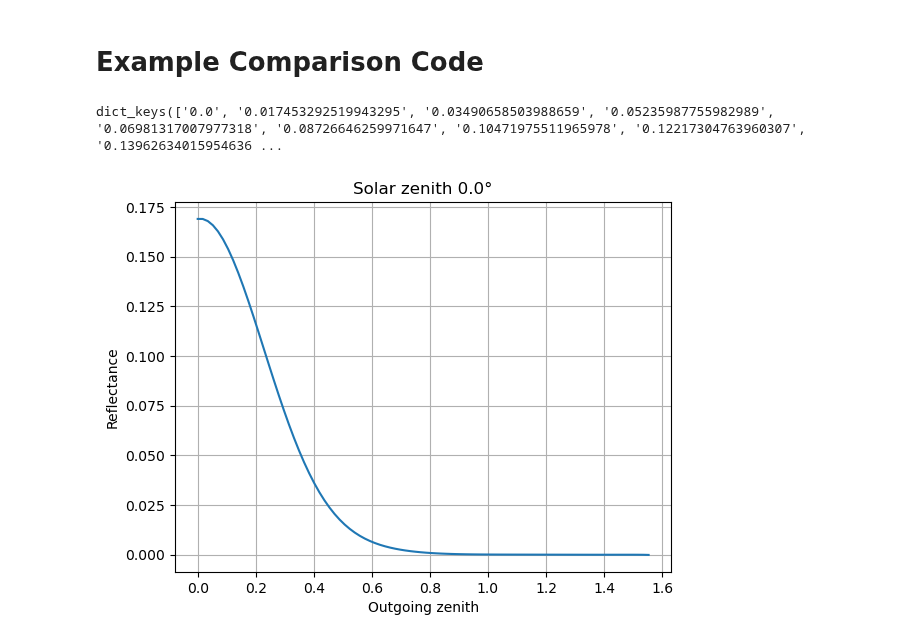
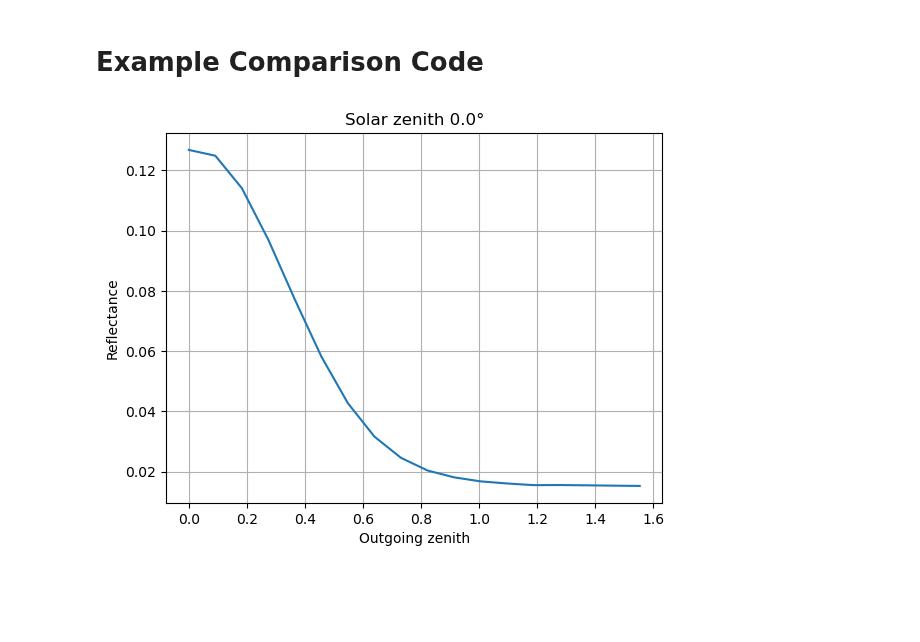
Before and after one commit to PolyRocketMatt/eradiate, a Jupyter notebook: notebooks/mitsuba_6s_comp.ipynb, the cells around one changed output. Drawn from its saved outputs; the diff is of its cells as text; code cells hidden in the pictures; blank space fills up the shorter version.

```diff
--- a/notebooks/mitsuba_6s_comp.ipynb
+++ b/notebooks/mitsuba_6s_comp.ipynb
@@ -26,42 +26,66 @@ def sph_to_eucl(theta, phi):
     sp, cp = dr.sincos(phi)
     return mi.Vector3f(cp * st, sp * st, ct)
 # %%
-wind_speed = 5
+wind_speeds = 10
 wind_azimuth = 0
+
 data_file = f'data/data_{wind_speed}ms.json'
 data = None
 
 # Load data
 with open(data_file, 'r') as f:
     data = json.load(f)
 
 '''
 Data is stored in the following way:
 {
     "solar_zenith_1": {
         "outgoing_zenith_1": "reflectance",
         "outgoing_zenith_2": "reflectance",
         ...
     },
 }
 '''
 
-print(data.keys())
-
 # Example visual of solar zenith 0.0 with view zenith 0.0
 example_solar_zenith = 0.0
 
 example_data = data[str(example_solar_zenith)]
 example_outgoing_zeniths = list(map(float, example_data.keys()))
-example_outgoing_reflectances = list(map(float, example_data.values()))
+#example_outgoing_reflectances = list(map(float, example_data.values()))
+
+example_foams = []
+example_glints = []
+example_waters = []
+example_totals = []
+example_foam_percents = []
+example_glint_percents = []
+example_water_percents = []
+
+for zenith in example_outgoing_zeniths:
+    zenith_key = str(zenith)
+    foam = example_data[zenith_key]['foam']
+    glint = example_data[zenith_key]['glint']
+    water = example_data[zenith_key]['water']
+    total = example_data[zenith_key]['total']
+    foam_percent = foam / total
+    glint_percent = glint / total
+    water_percent = water / total
+
+    example_foams.append(foam)
+    example_glints.append(glint)
+    example_waters.append(water)
+    example_totals.append(total)
+    example_foam_percents.append(foam_percent)
+    example_glint_percents.append(glint_percent)
+    example_water_percents.append(water_percent)
 
 # Create a plot
 fig, ax = plt.subplots()
-im = ax.plot(example_outgoing_zeniths, example_outgoing_reflectances)
+im = ax.plot(example_outgoing_zeniths, example_totals)
 ax.set(xlabel='Outgoing zenith', ylabel='Reflectance',
          title=f'Solar zenith {round(np.rad2deg(example_solar_zenith), 2)}°')
 ax.grid()
 plt.show()
 # %% [output]
-dict_keys(['0.0', '0.017453292519943295', '0.03490658503988659', '0.05235987755982989', '0.06981317007977318', '0.08726646259971647', '0.10471975511965978', '0.12217304763960307', '0.13962634015954636 ...
-[figure, old version]
+[figure, new version]
```
Also changed, not shown: parts of 5 cells of this notebook, 3 other files.
